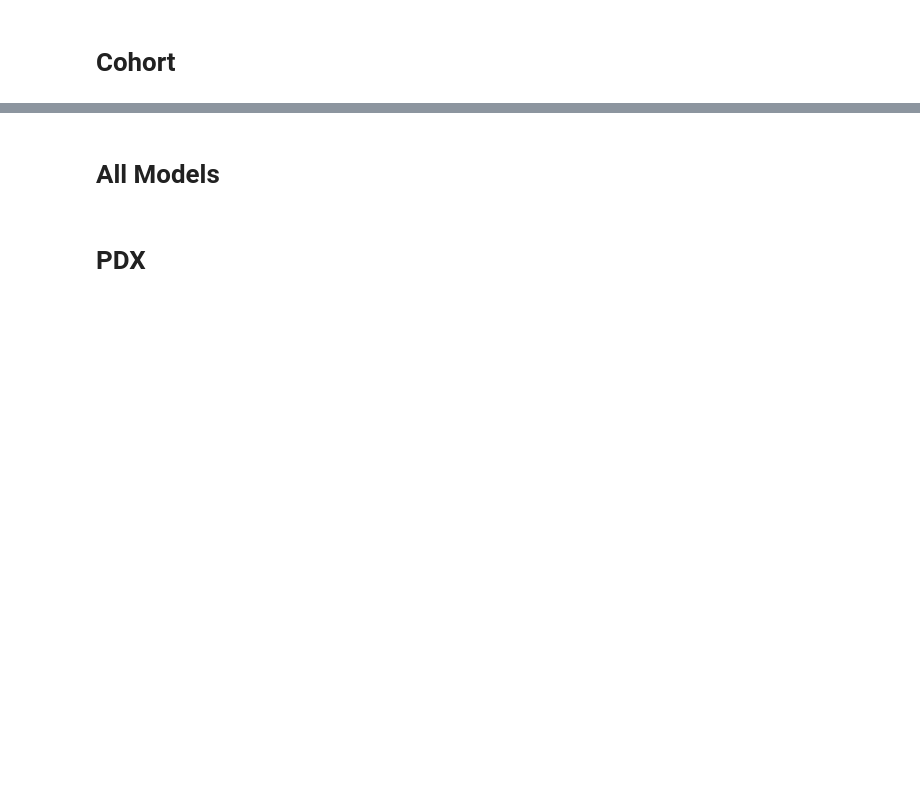
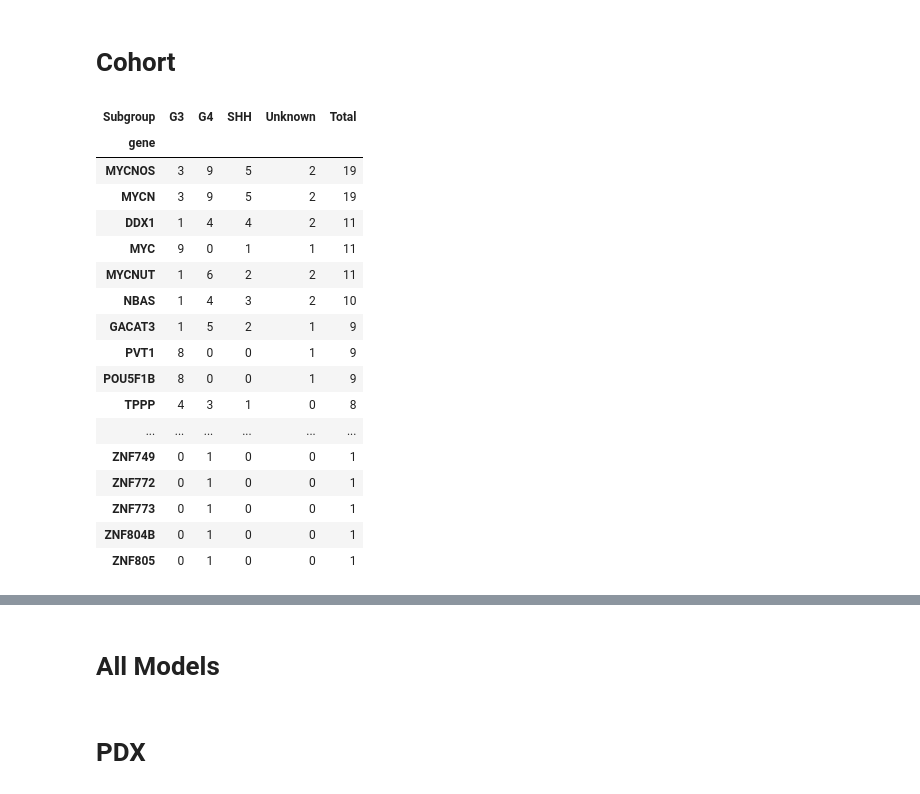
Before and after one commit to auberginekenobi/medullo-ecdna, a Jupyter notebook: amplified-genes/common-amplified-genes.ipynb, the cells around one changed output, grey strips where cells are left out. Cells and saved outputs as stored; diff of their text form; code cells hidden in the pictures; blank space fills up the shorter version.

```diff
--- a/amplified-genes/common-amplified-genes.ipynb
+++ b/amplified-genes/common-amplified-genes.ipynb
@@ -13,6 +13,8 @@ import os
 import re
 import sys
 
+pd.set_option('display.max_rows', None)
+
 mpl.rcParams['font.family'] = 'Arial'
 mpl.rcParams['font.size'] = 7
 plt.rcParams["figure.figsize"] = (6,8)
@@ -21,6 +23,7 @@ plt.rcParams['svg.fonttype'] = 'none'
 
 sys.path.append(os.path.abspath( '/mnt/c/Users/ochapman/Documents/Mesirov/Software/oscutils'))
 import get
-os.chdir('/mnt/c/Users/ochapman/Documents/Mesirov/medullo_ecDNA/amplified-intervals-bed')
+#os.chdir('/mnt/c/Users/ochapman/Documents/Mesirov/medullo_ecDNA/amplified-intervals-bed')
+os.mkdir('out')
 # %% [markdown]
 # Cohort
@@ -106,2 +154,26 @@ genes_of_interest = [
 ]
+# %%
+ct = pd.crosstab(df.gene, df.Subgroup)
+ct['Total'] = ct.apply(sum,axis='columns')
+ct.sort_values('Total',ascending=False,inplace=True)
+ct
+# %% [output]
+| Subgroup | G3 | G4 | SHH | Unknown | Total |
+| gene |  |  |  |  |  |
+| MYCNOS | 3 | 9 | 5 | 2 | 19 |
+| MYCN | 3 | 9 | 5 | 2 | 19 |
+| DDX1 | 1 | 4 | 4 | 2 | 11 |
+| MYC | 9 | 0 | 1 | 1 | 11 |
+| MYCNUT | 1 | 6 | 2 | 2 | 11 |
+| NBAS | 1 | 4 | 3 | 2 | 10 |
+| GACAT3 | 1 | 5 | 2 | 1 | 9 |
+| PVT1 | 8 | 0 | 0 | 1 | 9 |
+| POU5F1B | 8 | 0 | 0 | 1 | 9 |
+| TPPP | 4 | 3 | 1 | 0 | 8 |
+| ... | ... | ... | ... | ... | ... |
+| ZNF749 | 0 | 1 | 0 | 0 | 1 |
+| ZNF772 | 0 | 1 | 0 | 0 | 1 |
+| ZNF773 | 0 | 1 | 0 | 0 | 1 |
+| ZNF804B | 0 | 1 | 0 | 0 | 1 |
+| ZNF805 | 0 | 1 | 0 | 0 | 1 |
 # %%
```
Also changed, not shown: parts of 8 cells of this notebook, 6 other files.
